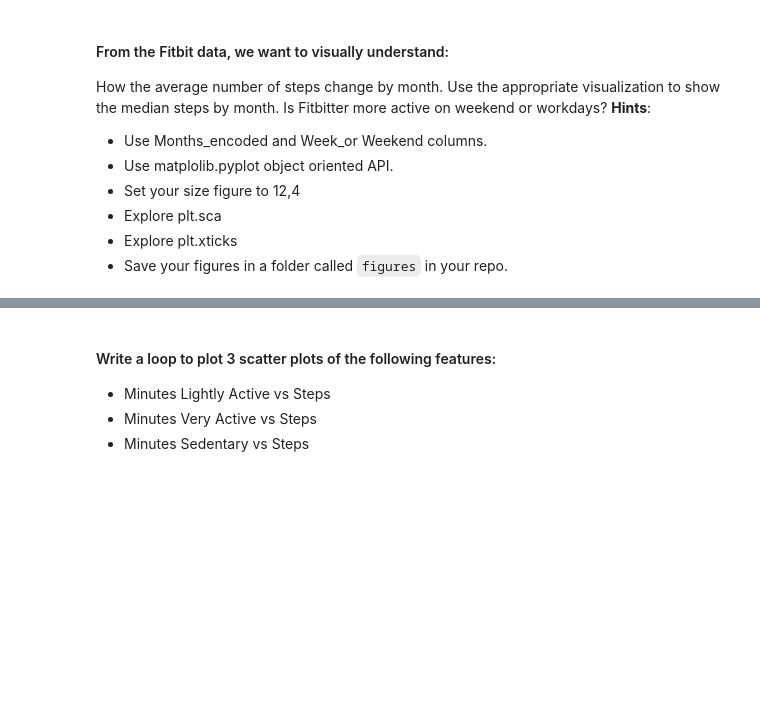
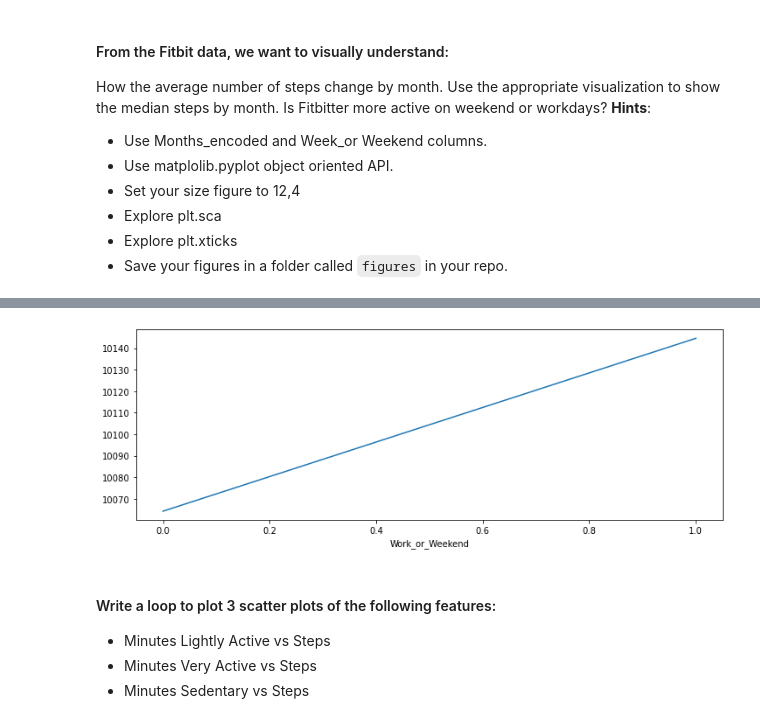
Before and after one commit to Ironhack-Data-Madrid-Mayo-2022/5.2-lab-matplotlib-seaborn, a Jupyter notebook: your-code/main.ipynb, the cells around one changed output, grey strips where cells are left out. Cells and saved outputs as stored; diff of their text form; code cells hidden in the pictures; blank space fills up the shorter version.

```diff
--- a/your-code/main.ipynb
+++ b/your-code/main.ipynb
@@ -34,3 +58,7 @@ How the average number of steps change by month. Use the appropriate visualizati
+# %%
+fitbit.groupby('Work_or_Weekend').Steps.mean().plot();
+# %% [output]
+[figure, added]
 # %% [markdown]
 #### Write a loop to plot 3 scatter plots of the following features:
 
```
Also changed, not shown: parts of 56 cells of this notebook.
